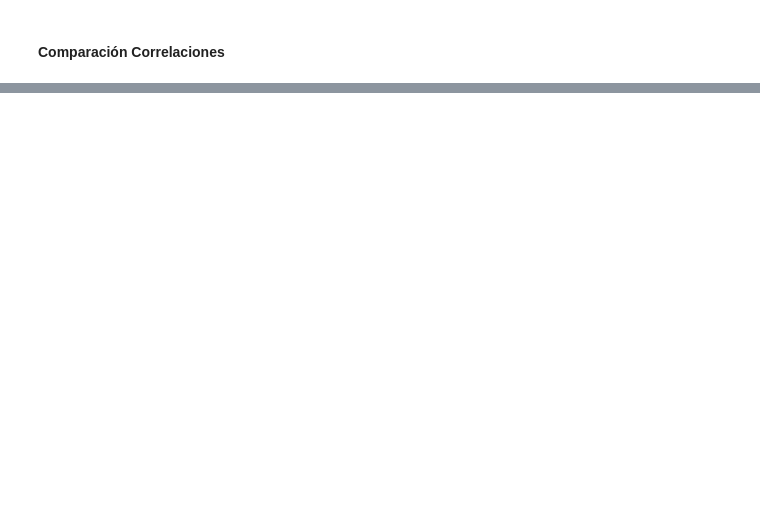
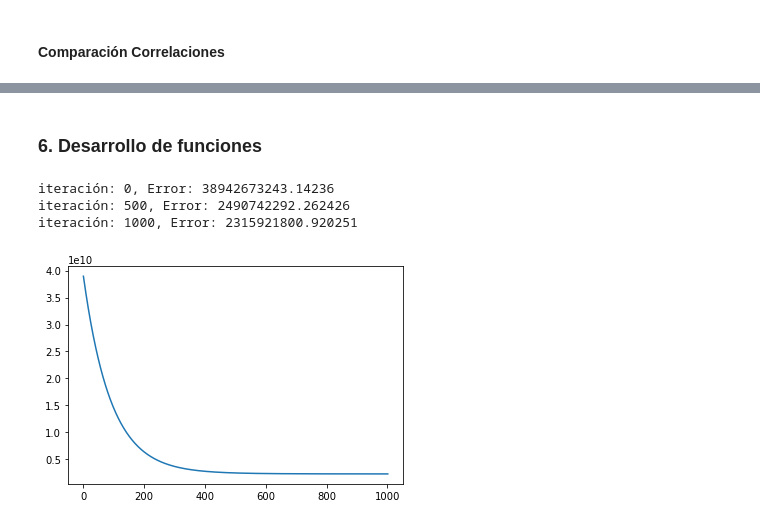
Before and after one commit to meuca/DS_Python, a Jupyter notebook: ProyectoPython/ProyectoFinal.ipynb, the cells around one changed output, grey strips where cells are left out. Cells and saved outputs as stored; diff of their text form; code cells hidden in the pictures; blank space fills up the shorter version.

Commit message:
Agregando función iterativa para calculo de modelos, y grafica de errores

```diff
--- a/ProyectoPython/ProyectoFinal.ipynb
+++ b/ProyectoPython/ProyectoFinal.ipynb
@@ -144,0 +146,41 @@ plt.show()
+# %% [markdown]
+### 6. Desarrollo de funciones
+# %%
+
+def linearRegressionGradeDescend(x, y, epochs, periodoError, learningRate):
+    #define return structures
+    models, err = [], []
+
+    #define operational variables
+    currentError, currentGradients = 0, 0
+
+    #format data for matricial operations
+    betas, x, y = np.array([[0], [0]]), np.array(x).reshape(-1, 1), np.array(y).reshape(-1, 1)
+    m = np.hstack([x, np.ones_like(x)])
+
+    for i in range(epochs+1):                                     #iterating based on epochs
+        ydif = np.matmul(m, betas)-y                              #calculating difference between predicted 'y' and 'y'
+        currentError = np.nanmean((ydif)**2)                      #calculating error
+        err.append(currentError)                                  #adding it to a list
+        currentGradients = (m*ydif).mean(axis=0).reshape(-1, 1)   #gradient vector
+        betas = betas-(currentGradients*learningRate)             #update betas
+        models.append(betas.reshape(1,-1))                        #store model
+        if(i % periodoError == 0):
+            print(f'iteración: {i}, Error: {currentError}')
+
+    return models, err
+
+
+def graphGradeDescendErrors(err):
+    err = np.array(err).reshape(-1)
+    x = np.linspace(0, err.size, err.size)
+    plt.plot(x, err)
+# %%
+mod, e = linearRegressionGradeDescend(trainingData['OverallQual'], trainingData['SalePrice'], 1000, 500, 0.05)
+
+graphGradeDescendErrors(e)
+# %% [output]
+iteración: 0, Error: 38942673243.14236
+iteración: 500, Error: 2490742292.262426
+iteración: 1000, Error: 2315921800.920251
+[figure, added]
```
Also changed, not shown: parts of 9 cells of this notebook.
